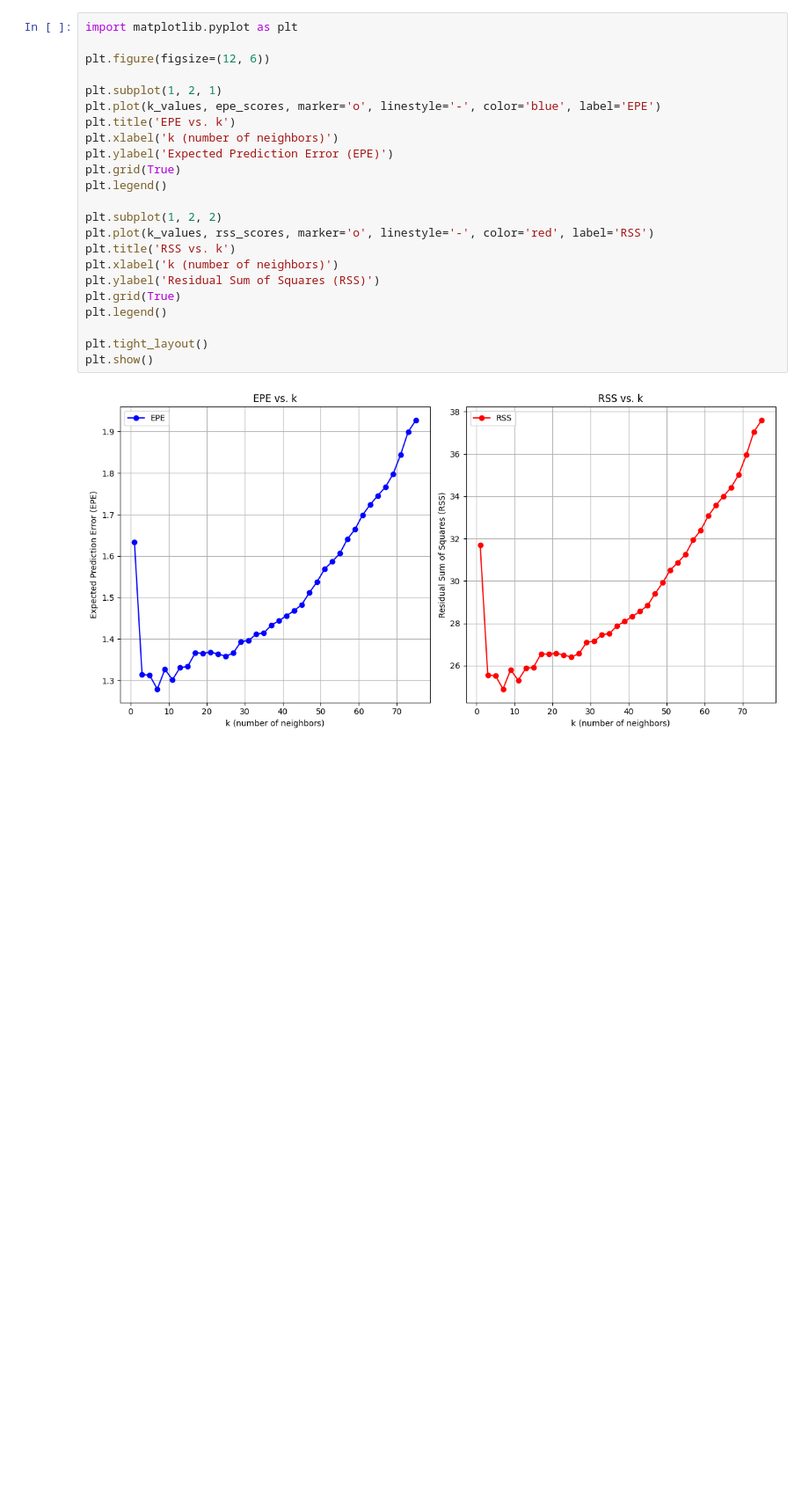
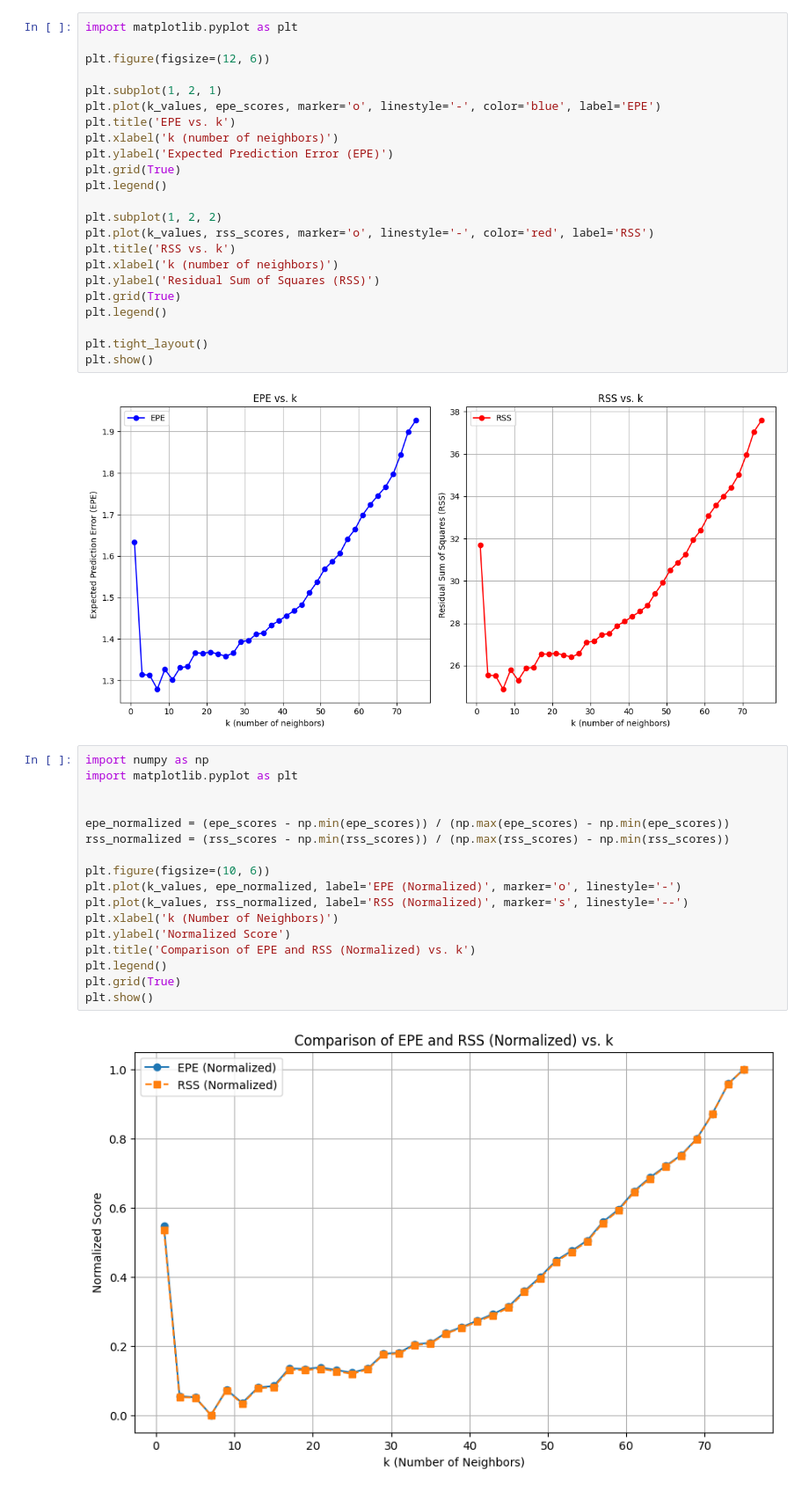
Before and after one commit to cokadethi/MidtermBonus, a Jupyter notebook: Main.ipynb, the cells around one changed output. Shown at 88% size. Drawn from its saved outputs; the diff is of its cells as text; blank space fills up the shorter version.

```diff
--- a/Main.ipynb
+++ b/Main.ipynb
@@ -131,3 +131,22 @@ plt.tight_layout()
 plt.show()
 # %% [output]
 [figure]
+# %%
+import numpy as np
+import matplotlib.pyplot as plt
+
+
+epe_normalized = (epe_scores - np.min(epe_scores)) / (np.max(epe_scores) - np.min(epe_scores))
+rss_normalized = (rss_scores - np.min(rss_scores)) / (np.max(rss_scores) - np.min(rss_scores))
+
+plt.figure(figsize=(10, 6))
+plt.plot(k_values, epe_normalized, label='EPE (Normalized)', marker='o', linestyle='-')
+plt.plot(k_values, rss_normalized, label='RSS (Normalized)', marker='s', linestyle='--')
+plt.xlabel('k (Number of Neighbors)')
+plt.ylabel('Normalized Score')
+plt.title('Comparison of EPE and RSS (Normalized) vs. k')
+plt.legend()
+plt.grid(True)
+plt.show()
+# %% [output]
+[figure, added]
```
